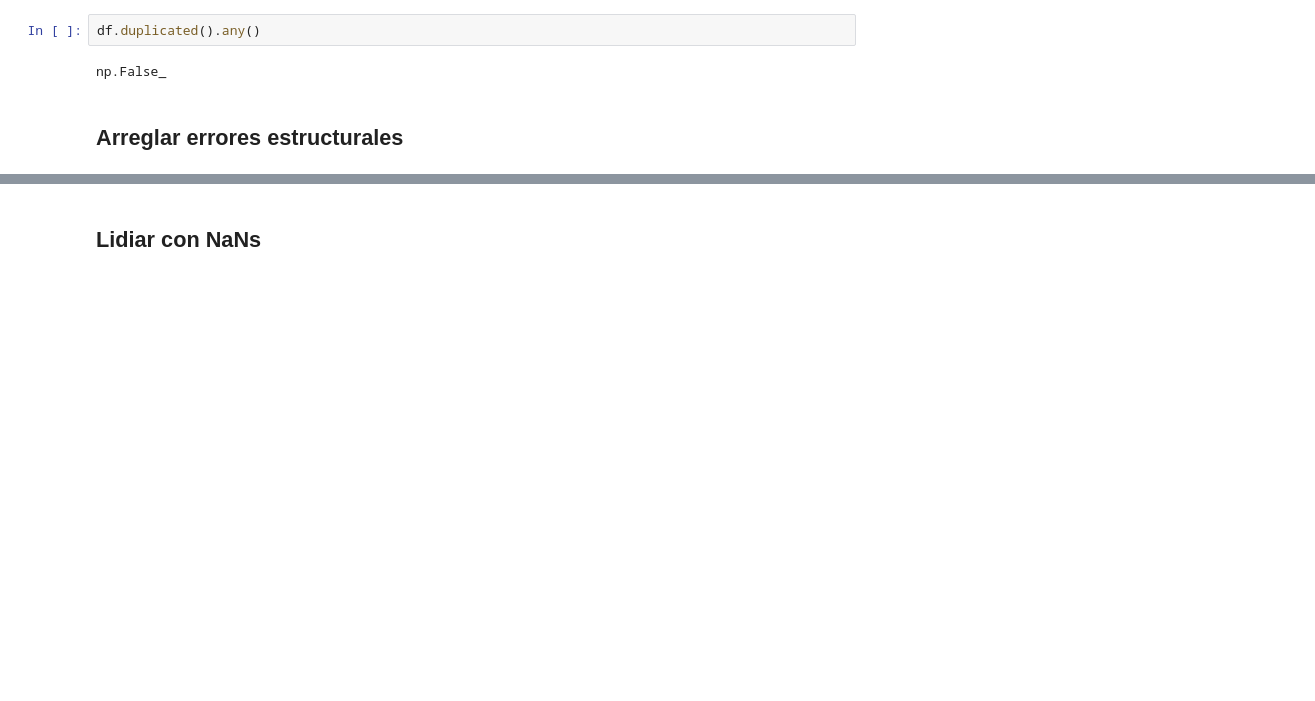
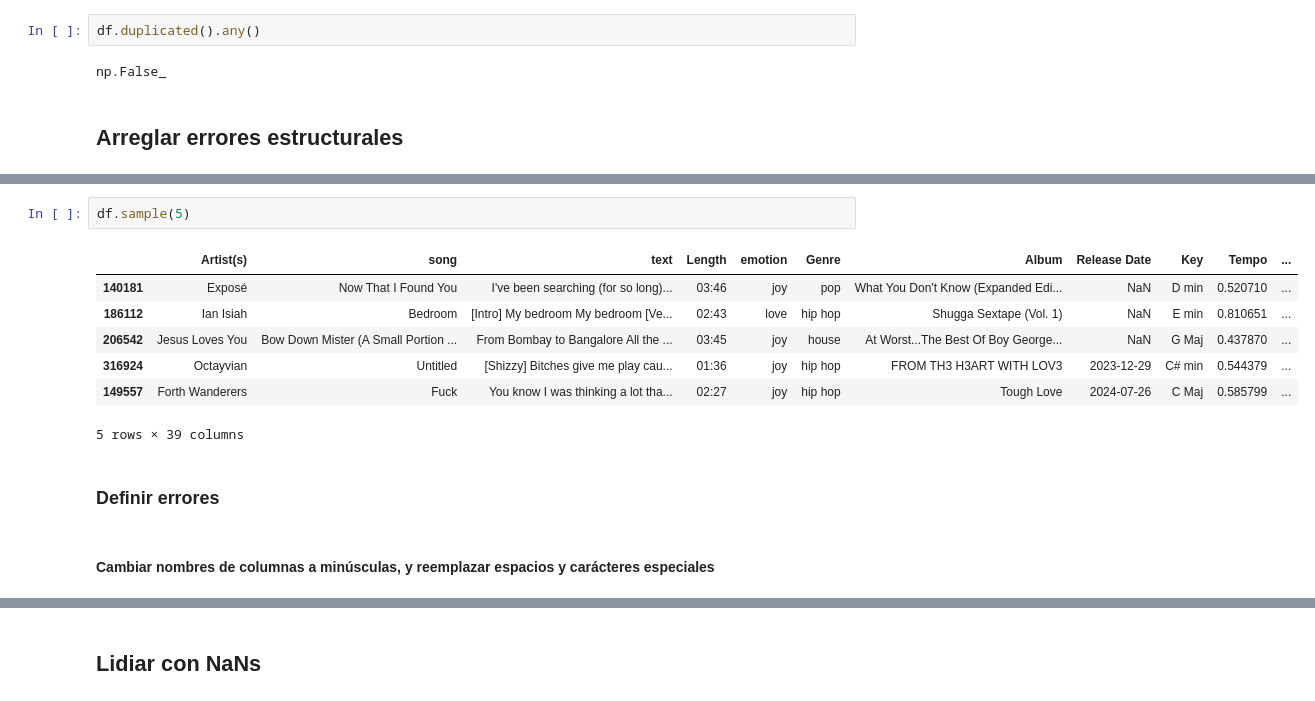
Before and after one commit to Facusc16/data_flow, a Jupyter notebook: Data_&_Flow.ipynb, the cells around one changed output, grey strips where cells are left out. Cells and saved outputs as stored; diff of their text form; blank space fills up the shorter version.

```diff
--- a/Data_&_Flow.ipynb
+++ b/Data_&_Flow.ipynb
@@ -61,0 +111,14 @@ np.False_
+# %%
+df.sample(5)
+# %% [output]
+|  | Artist(s) | song | text | Length | emotion | Genre | Album | Release Date | Key | Tempo | ... |
+| 140181 | Exposé | Now That I Found You | I've been searching (for so long)... | 03:46 | joy | pop | What You Don't Know (Expanded Edi... | NaN | D min | 0.520710 | ... |
+| 186112 | Ian Isiah | Bedroom | [Intro] My bedroom My bedroom [Ve... | 02:43 | love | hip hop | Shugga Sextape (Vol. 1) | NaN | E min | 0.810651 | ... |
+| 206542 | Jesus Loves You | Bow Down Mister (A Small Portion ... | From Bombay to Bangalore All the ... | 03:45 | joy | house | At Worst...The Best Of Boy George... | NaN | G Maj | 0.437870 | ... |
+| 316924 | Octayvian | Untitled | [Shizzy] Bitches give me play cau... | 01:36 | joy | hip hop | FROM TH3 H3ART WITH LOV3 | 2023-12-29 | C# min | 0.544379 | ... |
+| 149557 | Forth Wanderers | Fuck | You know I was thinking a lot tha... | 02:27 | joy | hip hop | Tough Love | 2024-07-26 | C Maj | 0.585799 | ... |
+5 rows × 39 columns
+# %% [markdown]
+### Definir errores
+# %% [markdown]
+#### Cambiar nombres de columnas a minúsculas, y reemplazar espacios y carácteres especiales
```
Also changed, not shown: parts of 78 cells of this notebook.
